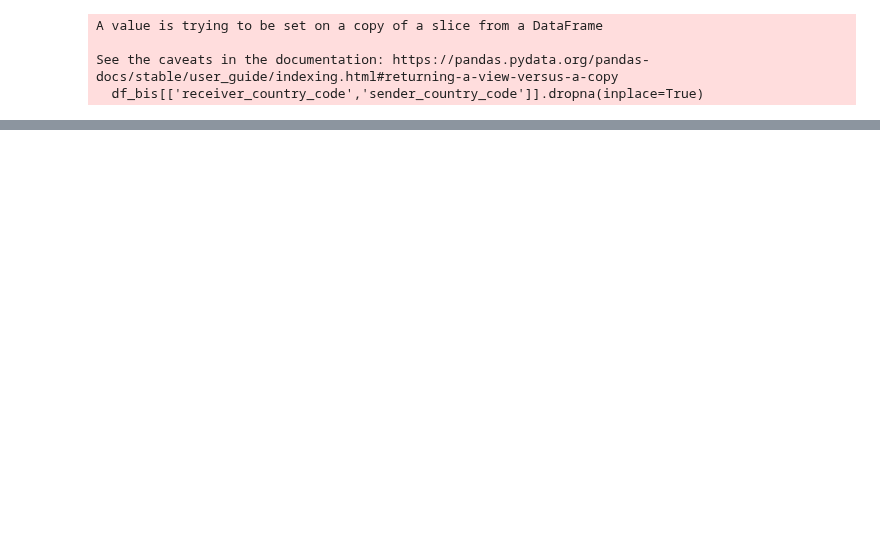
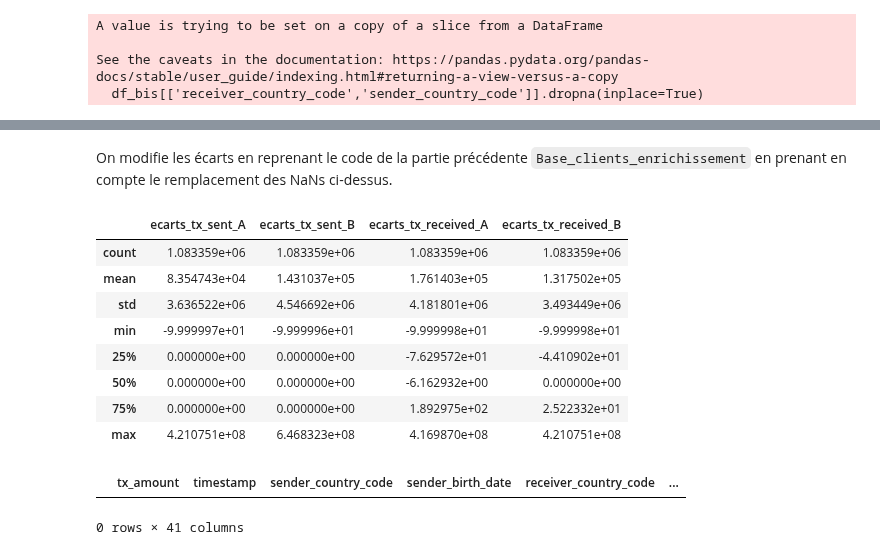
Before and after one commit to CorentinPernot/Statapp, a Jupyter notebook: Notebook/modé.ipynb, the cells around one changed output, grey strips where cells are left out. Saved outputs shown, nothing was run; the diff lists cells and outputs as text; code cells hidden in the pictures; blank space fills up the shorter version.

```diff
--- a/Notebook/modé.ipynb
+++ b/Notebook/modé.ipynb
@@ -163,0 +176,9 @@ See the caveats in the documentation: https://pandas.pydata.org/pandas-docs/stab
+# %%
+for i in ['count_cum_receiver_A','count_cum_receiver_B','count_cum_sender_A','count_cum_sender_B']:
+    df_bis[i]=df_bis[i].fillna(0)
+
+for i in ['reliability_receiver_A','reliability_receiver_B','reliability_sender_A', 'reliability_sender_B']:
+    df_bis[i]=df_bis[i].fillna(1)
+
+for i in ['ecarts_tx_received_A','ecarts_tx_received_B','ecarts_tx_sent_A', 'ecarts_tx_sent_B']:
+    df_bis[i]=df_bis[i].fillna(0)
@@ -163,0 +204,2 @@ See the caveats in the documentation: https://pandas.pydata.org/pandas-docs/stab
+# %% [markdown]
+On modifie les écarts en reprenant le code de la partie précédente `Base_clients_enrichissement` en prenant en compte le remplacement des NaNs ci-dessus.
@@ -163,0 +217,17 @@ See the caveats in the documentation: https://pandas.pydata.org/pandas-docs/stab
+# %%
+df_bis[['ecarts_tx_sent_A','ecarts_tx_sent_B','ecarts_tx_received_A','ecarts_tx_received_B']].describe()
+# %% [output]
+|  | ecarts_tx_sent_A | ecarts_tx_sent_B | ecarts_tx_received_A | ecarts_tx_received_B |
+| count | 1.083359e+06 | 1.083359e+06 | 1.083359e+06 | 1.083359e+06 |
+| mean | 8.354743e+04 | 1.431037e+05 | 1.761403e+05 | 1.317502e+05 |
+| std | 3.636522e+06 | 4.546692e+06 | 4.181801e+06 | 3.493449e+06 |
+| min | -9.999997e+01 | -9.999996e+01 | -9.999998e+01 | -9.999998e+01 |
+| 25% | 0.000000e+00 | 0.000000e+00 | -7.629572e+01 | -4.410902e+01 |
+| 50% | 0.000000e+00 | 0.000000e+00 | -6.162932e+00 | 0.000000e+00 |
+| 75% | 0.000000e+00 | 0.000000e+00 | 1.892975e+02 | 2.522332e+01 |
+| max | 4.210751e+08 | 6.468323e+08 | 4.169870e+08 | 4.210751e+08 |
+# %%
+df_bis[df_bis.isnull().any(axis=1)]
+# %% [output]
+|  | tx_amount | timestamp | sender_country_code | sender_birth_date | receiver_country_code | ... |
+0 rows × 41 columns
```
Also changed, not shown: parts of 36 cells of this notebook.
